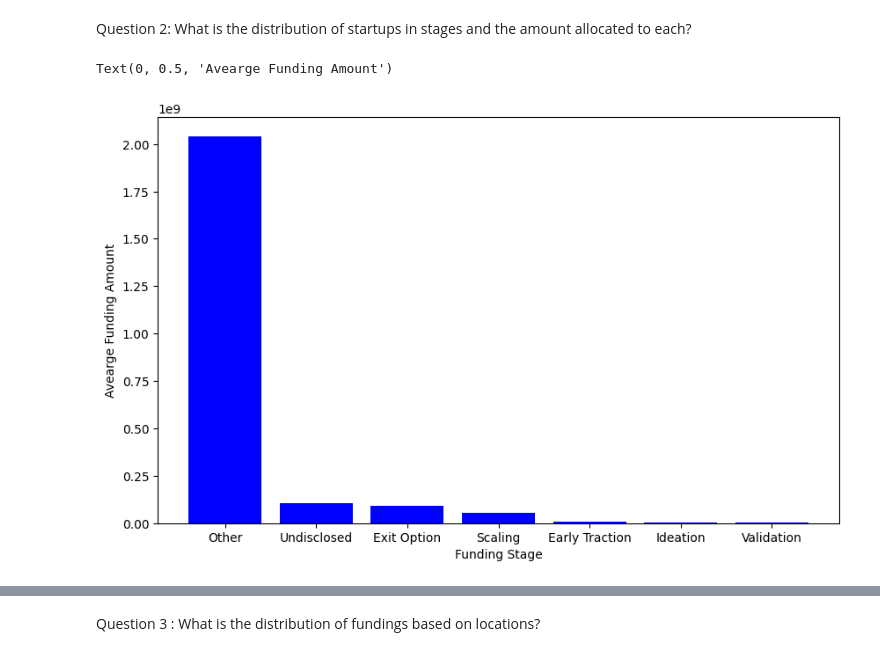
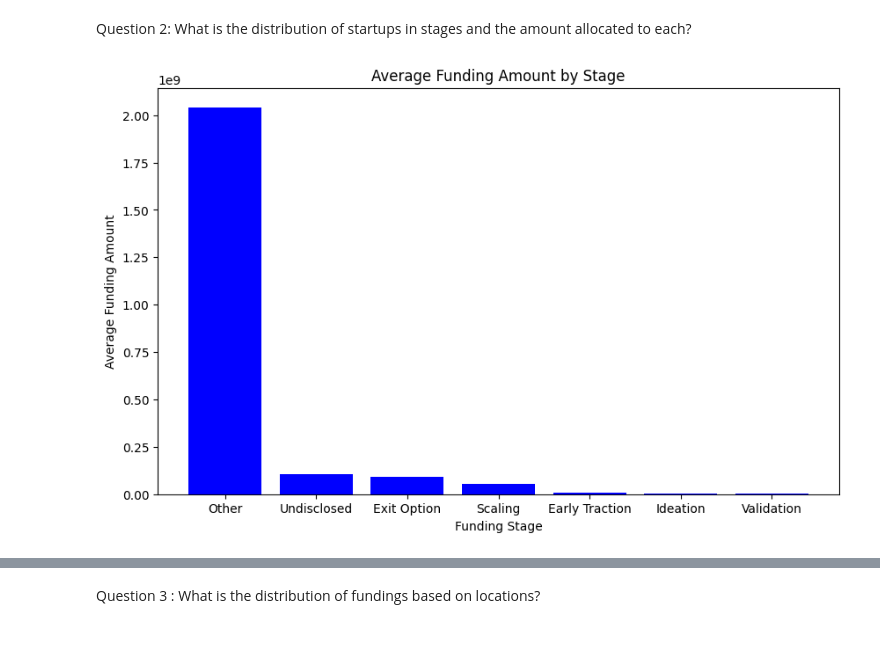
Before and after one commit to Makafui-Kwawu/Indian-Start-up-Funding-Analysis-from-2018-to-2021, a Jupyter notebook: Indian_Start_up_Analysis.ipynb, the cells around one changed output, grey strips where cells are left out. Saved outputs shown, nothing was run; the diff lists cells and outputs as text; code cells hidden in the pictures.

```diff
--- a/Indian_Start_up_Analysis.ipynb
+++ b/Indian_Start_up_Analysis.ipynb
@@ -3257,11 +3282,17 @@ Question 2: What is the distribution of startups in stages and the amount alloca
 # %%
 funding_by_stage =df.groupby('stage')[['amount']].mean().sort_values('amount', ascending=False)
 
 # Visualize results
 plt.figure(figsize=(10, 6))
 plt.bar(funding_by_stage.index, funding_by_stage['amount'], color='blue')
 plt.xlabel('Funding Stage')
-plt.ylabel('Avearge Funding Amount')
+plt.ylabel('Average Funding Amount')
+plt.title('Average Funding Amount by Stage')
+
+# Save the plot to a file
+plt.savefig("Average Funding Amount by Stage.png")
+
+# Show the plot
+plt.show()
 # %% [output]
-Text(0, 0.5, 'Avearge Funding Amount')
-[figure, old version]
+[figure, new version]
```
Also changed, not shown: parts of 13 cells of this notebook, 8 other files.
